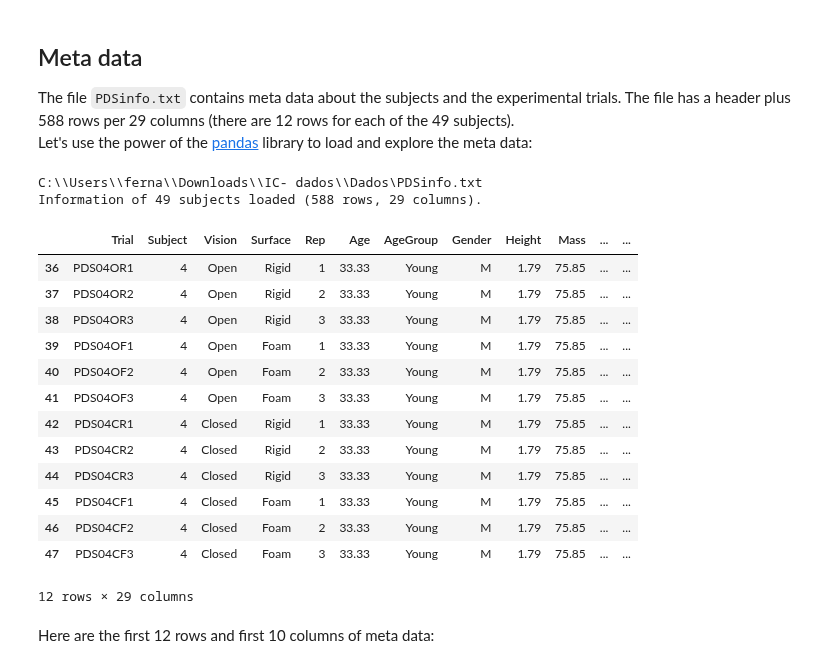
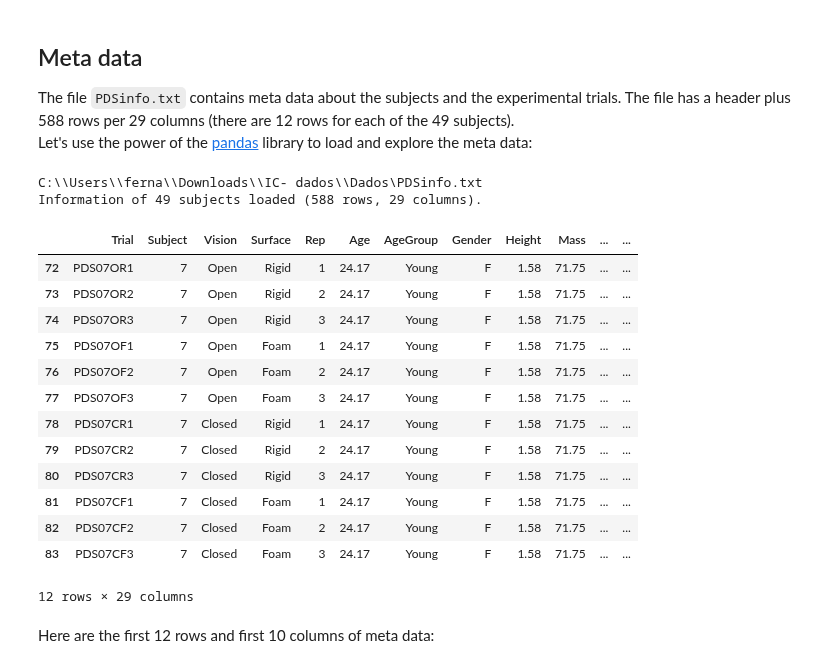
Before and after one commit to FernandaVanzini/COPandCOGestimar, a Jupyter notebook: RegressãoLinear.ipynb, the cells around one changed output. Cells and saved outputs as stored; diff of their text form; code cells hidden in the pictures.

```diff
--- a/RegressãoLinear.ipynb
+++ b/RegressãoLinear.ipynb
@@ -51,30 +51,30 @@ Let's use the power of the [pandas](http://pandas.pydata.org/) library to load a
 # %%
 # GitHub URL:
 #path2 = 'C:\Users\ferna\Downloads\IC- dados\Dados'
 # local directory:
 path2 = r'C:\\Users\\ferna\\Downloads\\IC- dados\\Dados'
 fname = os.path.join(path2, 'PDSinfo.txt')
 PDSinfo = pd.read_csv(fname, sep='\t', header=0, index_col=None, engine='c', encoding='utf-8')
 print(fname)
 print("Information of %s subjects loaded (%s rows, %s columns)."
       %(len(pd.unique(PDSinfo.Subject)), PDSinfo.shape[0], PDSinfo.shape[1]))
-PDSinfo[PDSinfo["Subject"]==4]
+PDSinfo[PDSinfo["Subject"]==7]
 # %% [output]
 C:\\Users\\ferna\\Downloads\\IC- dados\\Dados\PDSinfo.txt
 Information of 49 subjects loaded (588 rows, 29 columns).
 |  | Trial | Subject | Vision | Surface | Rep | Age | AgeGroup | Gender | Height | Mass | ... | ... |
-| 36 | PDS04OR1 | 4 | Open | Rigid | 1 | 33.33 | Young | M | 1.79 | 75.85 | ... | ... |
-| 37 | PDS04OR2 | 4 | Open | Rigid | 2 | 33.33 | Young | M | 1.79 | 75.85 | ... | ... |
-| 38 | PDS04OR3 | 4 | Open | Rigid | 3 | 33.33 | Young | M | 1.79 | 75.85 | ... | ... |
-| 39 | PDS04OF1 | 4 | Open | Foam | 1 | 33.33 | Young | M | 1.79 | 75.85 | ... | ... |
-| 40 | PDS04OF2 | 4 | Open | Foam | 2 | 33.33 | Young | M | 1.79 | 75.85 | ... | ... |
-| 41 | PDS04OF3 | 4 | Open | Foam | 3 | 33.33 | Young | M | 1.79 | 75.85 | ... | ... |
-| 42 | PDS04CR1 | 4 | Closed | Rigid | 1 | 33.33 | Young | M | 1.79 | 75.85 | ... | ... |
-| 43 | PDS04CR2 | 4 | Closed | Rigid | 2 | 33.33 | Young | M | 1.79 | 75.85 | ... | ... |
-| 44 | PDS04CR3 | 4 | Closed | Rigid | 3 | 33.33 | Young | M | 1.79 | 75.85 | ... | ... |
-| 45 | PDS04CF1 | 4 | Closed | Foam | 1 | 33.33 | Young | M | 1.79 | 75.85 | ... | ... |
-| 46 | PDS04CF2 | 4 | Closed | Foam | 2 | 33.33 | Young | M | 1.79 | 75.85 | ... | ... |
-| 47 | PDS04CF3 | 4 | Closed | Foam | 3 | 33.33 | Young | M | 1.79 | 75.85 | ... | ... |
+| 72 | PDS07OR1 | 7 | Open | Rigid | 1 | 24.17 | Young | F | 1.58 | 71.75 | ... | ... |
+| 73 | PDS07OR2 | 7 | Open | Rigid | 2 | 24.17 | Young | F | 1.58 | 71.75 | ... | ... |
+| 74 | PDS07OR3 | 7 | Open | Rigid | 3 | 24.17 | Young | F | 1.58 | 71.75 | ... | ... |
+| 75 | PDS07OF1 | 7 | Open | Foam | 1 | 24.17 | Young | F | 1.58 | 71.75 | ... | ... |
+| 76 | PDS07OF2 | 7 | Open | Foam | 2 | 24.17 | Young | F | 1.58 | 71.75 | ... | ... |
+| 77 | PDS07OF3 | 7 | Open | Foam | 3 | 24.17 | Young | F | 1.58 | 71.75 | ... | ... |
+| 78 | PDS07CR1 | 7 | Closed | Rigid | 1 | 24.17 | Young | F | 1.58 | 71.75 | ... | ... |
+| 79 | PDS07CR2 | 7 | Closed | Rigid | 2 | 24.17 | Young | F | 1.58 | 71.75 | ... | ... |
+| 80 | PDS07CR3 | 7 | Closed | Rigid | 3 | 24.17 | Young | F | 1.58 | 71.75 | ... | ... |
+| 81 | PDS07CF1 | 7 | Closed | Foam | 1 | 24.17 | Young | F | 1.58 | 71.75 | ... | ... |
+| 82 | PDS07CF2 | 7 | Closed | Foam | 2 | 24.17 | Young | F | 1.58 | 71.75 | ... | ... |
+| 83 | PDS07CF3 | 7 | Closed | Foam | 3 | 24.17 | Young | F | 1.58 | 71.75 | ... | ... |
 12 rows × 29 columns
 # %% [markdown]
 Here are the first 12 rows and first 10 columns of meta data:
```
Also changed, not shown: parts of 46 cells of this notebook.
